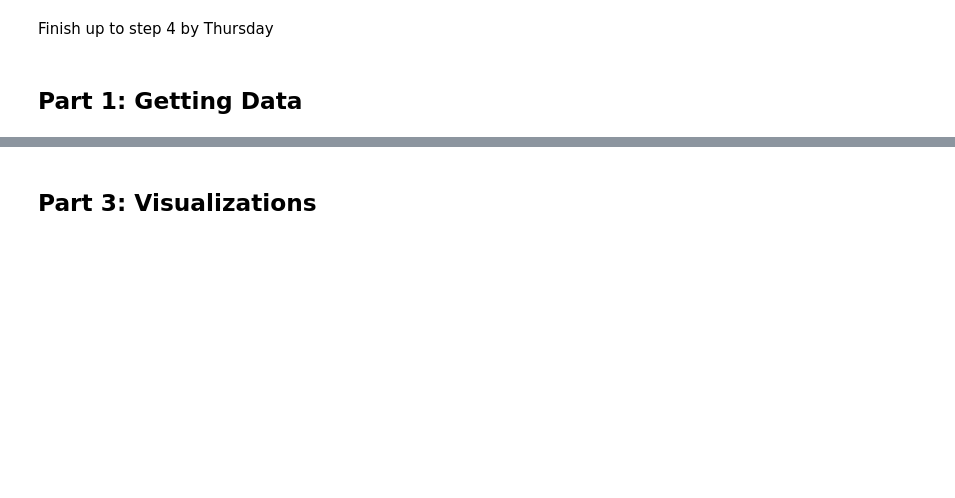
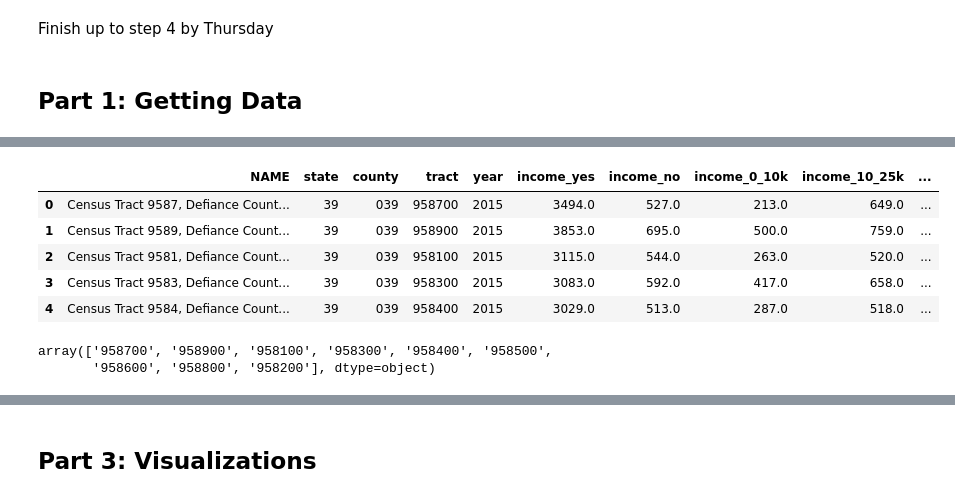
Before and after one commit to Neniflight/crime_forecast_in_cleveland, a Jupyter notebook: notebook.ipynb, the cells around one changed output, grey strips where cells are left out. Saved outputs shown, nothing was run; the diff lists cells and outputs as text; code cells hidden in the pictures; blank space fills up the shorter version.

Commit message:
Added Crime data and trying to combine

```diff
--- a/notebook.ipynb
+++ b/notebook.ipynb
@@ -14,0 +154,11 @@ Finish up to step 4 by Thursday
+# %%
+year_cols = {}
+for col in df.columns:
+    parts = col.split('_')
+    if len(parts) > 1 and parts[-1].isdigit() and len(parts[-1]) == 4:
+        year = parts[-1]
+        base_name = '_'.join(parts[:-1])
+        if year not in year_cols:
+            year_cols[year] = []
+        year_cols[year].append((base_name, col))
+year_cols # dict of years with lists of sets of column_name without years and column_name with years
@@ -14,0 +183,25 @@ Finish up to step 4 by Thursday
+# %%
+dfs = {}
+for year, cols in year_cols.items():
+    new_df = df[['NAME', 'state', 'county', 'tract']].copy()
+    new_df['year'] = year
+    for base_name, col in cols:
+        new_df[base_name] = df[col]
+    dfs[year] = new_df
+# %%
+final_df = pd.concat(dfs.values(), ignore_index=True)
+# %%
+# Changed data format into keys of name, tract, year instead
+final_df.head()
+# %% [output]
+|  | NAME | state | county | tract | year | income_yes | income_no | income_0_10k | income_10_25k | ... |
+| 0 | Census Tract 9587, Defiance Count... | 39 | 039 | 958700 | 2015 | 3494.0 | 527.0 | 213.0 | 649.0 | ... |
+| 1 | Census Tract 9589, Defiance Count... | 39 | 039 | 958900 | 2015 | 3853.0 | 695.0 | 500.0 | 759.0 | ... |
+| 2 | Census Tract 9581, Defiance Count... | 39 | 039 | 958100 | 2015 | 3115.0 | 544.0 | 263.0 | 520.0 | ... |
+| 3 | Census Tract 9583, Defiance Count... | 39 | 039 | 958300 | 2015 | 3083.0 | 592.0 | 417.0 | 658.0 | ... |
+| 4 | Census Tract 9584, Defiance Count... | 39 | 039 | 958400 | 2015 | 3029.0 | 513.0 | 287.0 | 518.0 | ... |
+# %%
+final_df.tract.unique()
+# %% [output]
+array(['958700', '958900', '958100', '958300', '958400', '958500',
+       '958600', '958800', '958200'], dtype=object)
```
Also changed, not shown: parts of 13 cells of this notebook.
